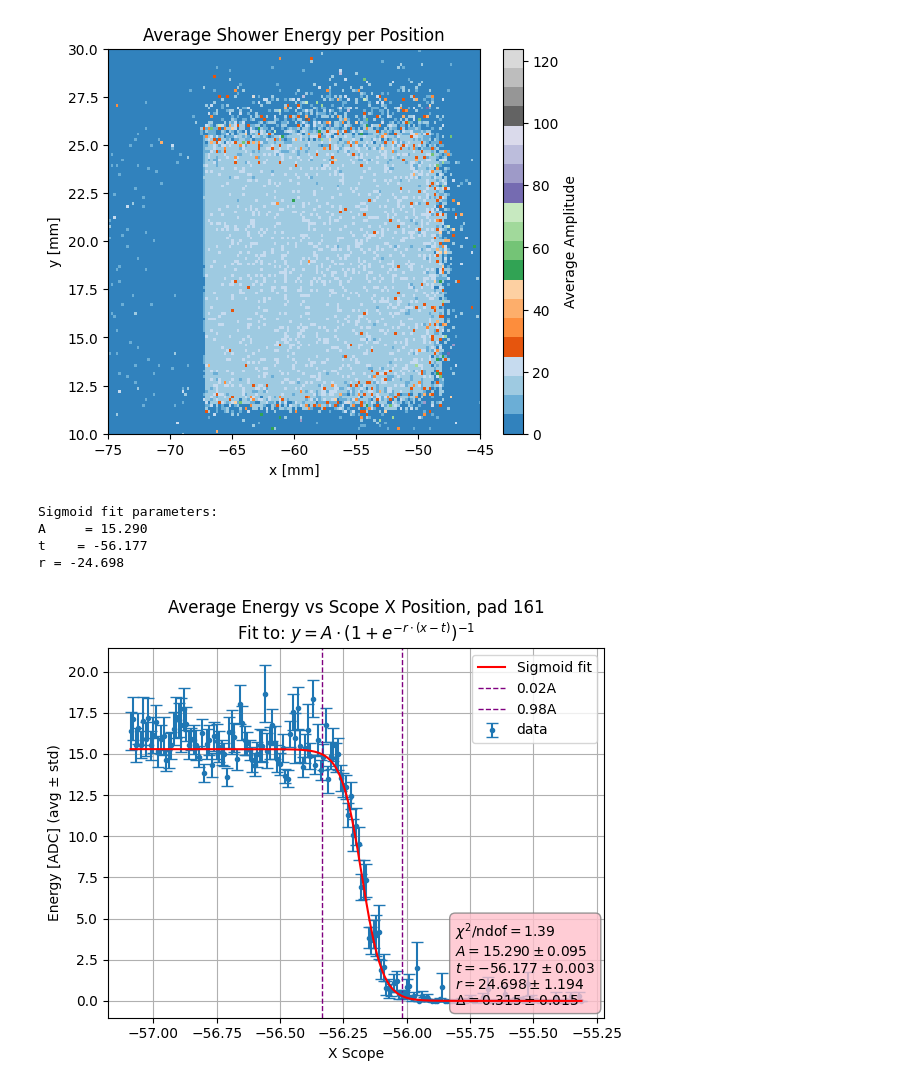
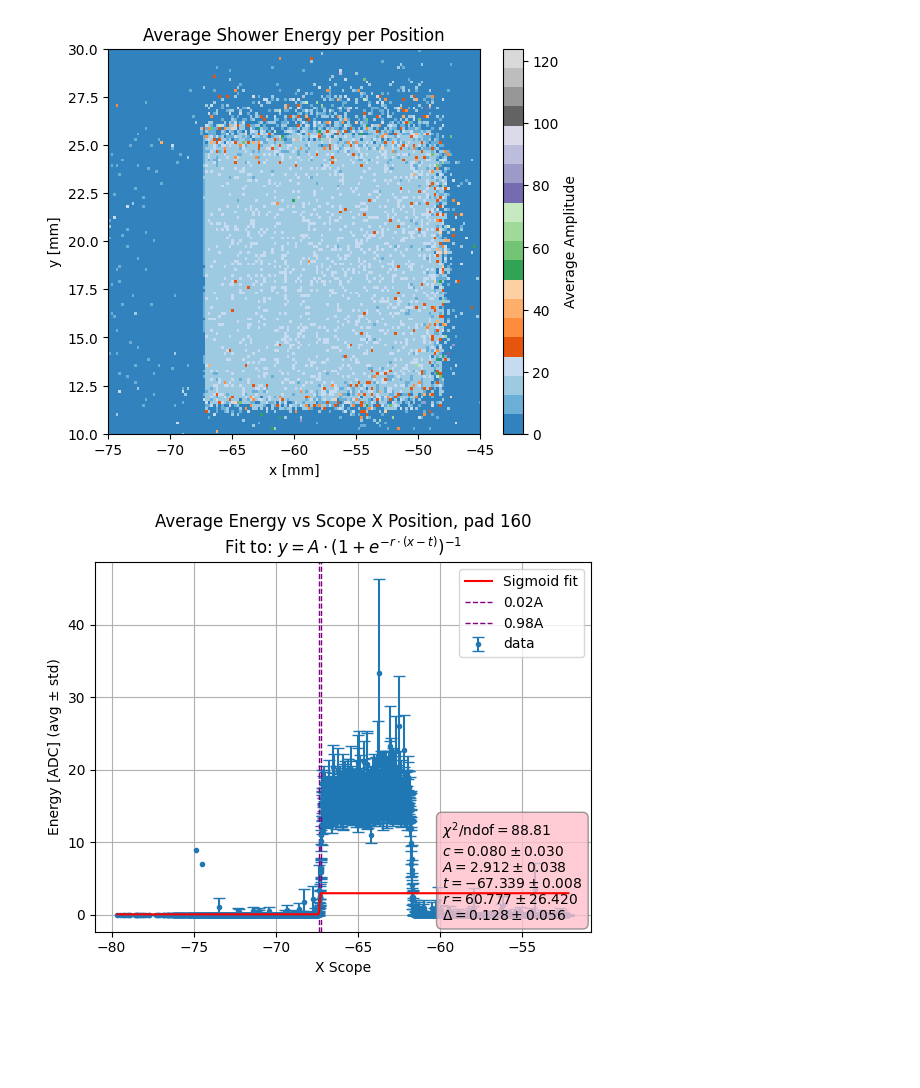
Before and after one commit to Ben-David-Ben/F-Cal-TB-Project, a Jupyter notebook: TB2025_Gap.ipynb, the cells around one changed output. Cells and saved outputs as stored; diff of their text form; code cells hidden in the pictures; blank space fills up the shorter version.

```diff
--- a/TB2025_Gap.ipynb
+++ b/TB2025_Gap.ipynb
@@ -468,11 +663,12 @@ def E_vs_X_scope_sigmoid(hit_data, chi2,plane, y_min=-10, y_max=10, x_min=-20, x
     "Fitting"
 
     # sigmoid
-    def sigmoid_linear(x, A, t, r):
+    def sigmoid_linear(x, c, A, t, r):
         # r can be positive or negative; sign flips step direction
-        return  A / (1.0 + np.exp(-(x - t) * r))
+        return  c+ A / (1.0 + np.exp(-(x - t) * r))
 
     # initial guesses
+    c0 = 0
     y_lo = np.nanmin(amp_m)
     y_hi = np.nanmax(amp_m)
     A0 = y_hi - y_lo
@@ -481,19 +677,19 @@ def E_vs_X_scope_sigmoid(hit_data, chi2,plane, y_min=-10, y_max=10, x_min=-20, x
     r0 = 50
 
     # boundaries
-    lower = [-0.1, -np.inf, -np.inf, -np.inf, -np.inf]
-    upper = [ 0.1,  np.inf, np.inf, np.inf, np.inf]
+    lower = [-np.inf, -np.inf, -np.inf, -np.inf]
+    upper = [np.inf, np.inf, np.inf, np.inf]
 
     # fit
-    popt, pcov = curve_fit(sigmoid_linear, pos_m, amp_m, p0=[A0, t0, r0], sigma=np.where(err_m > 0, err_m, 1.0),
-        absolute_sigma=True, maxfev=20000)
+    popt, pcov = curve_fit(sigmoid_linear, pos_m, amp_m, p0=[c0, A0, t0, r0], sigma=np.where(err_m > 0, err_m, 1.0),
+        absolute_sigma=True, maxfev=20000, bounds=[lower,upper])
 
     # fitted values
-    A_fit, t_fit, r_fit = popt
+    c_fit, A_fit, t_fit, r_fit = popt
 
     # uncertainties
     perr = np.sqrt(np.diag(pcov))  # 1-sigma uncertainties
-    A_err, t_err, r_err = perr
+    c_err, A_err, t_err, r_err = perr
 
     # return the fitting results if needed
     if return_param:
@@ -515,12 +711,6 @@ def E_vs_X_scope_sigmoid(hit_data, chi2,plane, y_min=-10, y_max=10, x_min=-20, x
     chi2_ndof = chi2_val / ndof if ndof > 0 else np.nan
 
 
-    print("Sigmoid fit parameters:")
-    print(f"A     = {A_fit:.3f}")
-    print(f"t    = {t_fit:.3f}")
-    print(f"r = {r_fit:.3f}")
-
-
     "plot"
 
     fig, ax = plt.subplots()
@@ -540,6 +730,7 @@ def E_vs_X_scope_sigmoid(hit_data, chi2,plane, y_min=-10, y_max=10, x_min=-20, x
     # build textbox string
     textstr = "\n".join([
         r"$\chi^2/\mathrm{ndof} = %.2f$" % chi2_ndof,
+        r"$c = %.3f \pm %.3f$" % (c_fit, c_err),
         r"$A = %.3f \pm %.3f$" % (A_fit, A_err),
         r"$t = %.3f \pm %.3f$" % (t_fit, t_err),
         r"$r = %.3f \pm %.3f$" % (np.abs(r_fit), r_err),
@@ -548,7 +739,7 @@ def E_vs_X_scope_sigmoid(hit_data, chi2,plane, y_min=-10, y_max=10, x_min=-20, x
 
     # add textbox (axes coordinates: 0..1)
     ax.text(
-        0.7, 0.26, textstr,
+        0.7, 0.3, textstr,
         transform=ax.transAxes,
         fontsize=10,
         verticalalignment="top",
@@ -571,15 +762,11 @@ def E_vs_X_scope_sigmoid(hit_data, chi2,plane, y_min=-10, y_max=10, x_min=-20, x
     plt.show()
 # %%
 ymin = 17
-t = -56.2
-delta = 0.3
-E_vs_X_scope_sigmoid(data_1501, 10, 0, ymin, ymin+3, t-3*delta, t+3*delta, bin_size=0.01, pad=161)
+t = -67.2
+delta = 5
+E_vs_X_scope_sigmoid(data_1501, 1.3, 0, ymin, ymin+3, t-3*delta, t+3*delta, bin_size=0.01, pad=160)
 # %% [output]
-Sigmoid fit parameters:
-A     = 15.290
-t    = -56.177
-r = -24.698
-[figure, old version]
+[figure, new version]
 # %%
 # plots the energy profile vs the Y axis and fits to sigmoid without linear
 def E_vs_Y_scope_sigmoid(hit_data, chi2,plane, y_min=-10, y_max=10, x_min=-20, x_max=20, bin_size = 0.4, return_param=False, pad=True):
```
Also changed, not shown: parts of 18 cells of this notebook, 2 other files.
